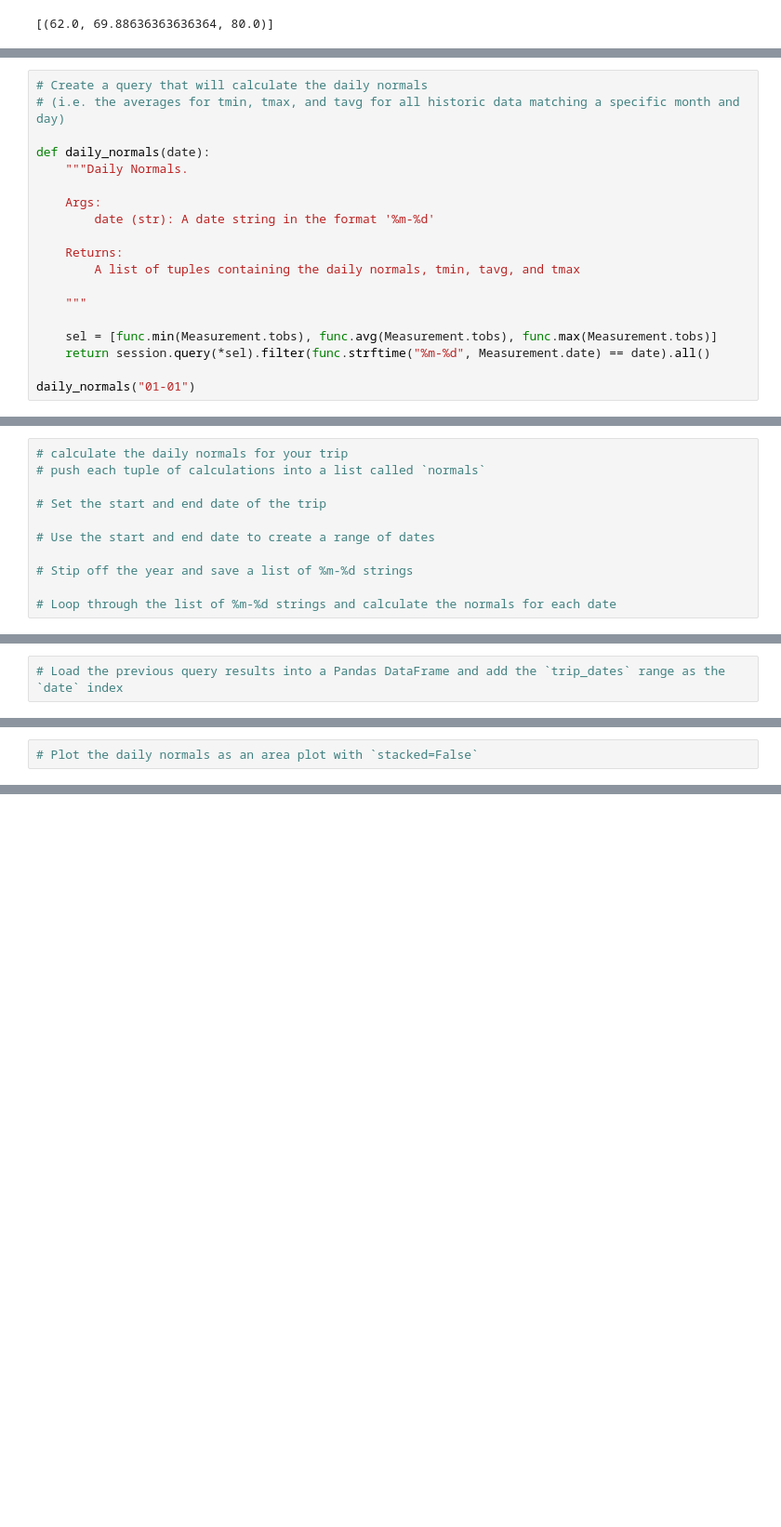
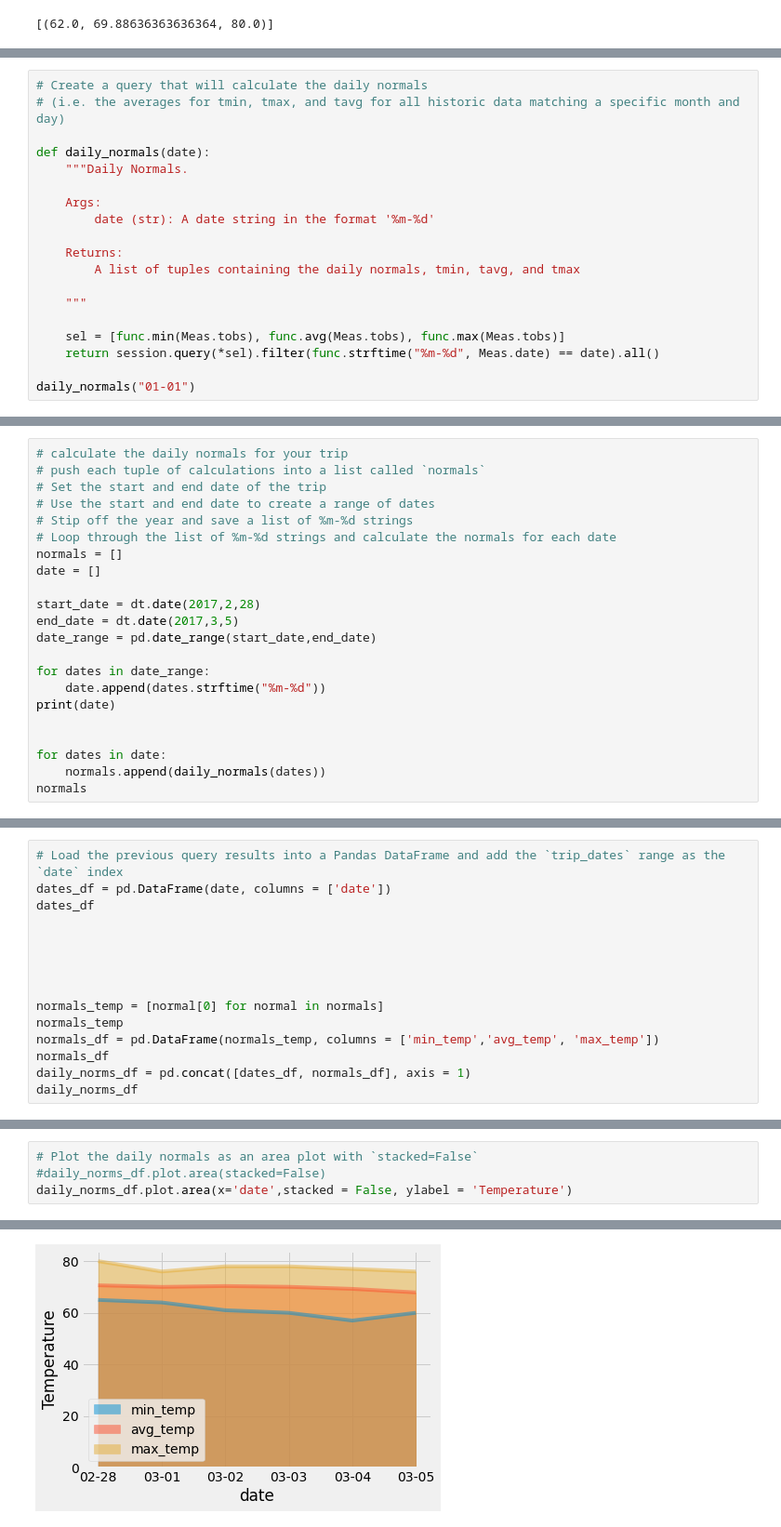
Before and after one commit to mltolman/sqlalchemy-challenge, a Jupyter notebook: Instructions/climate_starter.ipynb, the cells around one changed output, grey strips where cells are left out. Shown at 93% size. Drawn from its saved outputs; the diff is of its cells as text; blank space fills up the shorter version.

```diff
--- a/Instructions/climate_starter.ipynb
+++ b/Instructions/climate_starter.ipynb
@@ -228,7 +258,7 @@ def daily_normals(date):
 
     """
 
-    sel = [func.min(Measurement.tobs), func.avg(Measurement.tobs), func.max(Measurement.tobs)]
-    return session.query(*sel).filter(func.strftime("%m-%d", Measurement.date) == date).all()
+    sel = [func.min(Meas.tobs), func.avg(Meas.tobs), func.max(Meas.tobs)]
+    return session.query(*sel).filter(func.strftime("%m-%d", Meas.date) == date).all()
 
 daily_normals("01-01")
@@ -235,11 +267,22 @@ daily_normals("01-01")
 # %%
 # calculate the daily normals for your trip
 # push each tuple of calculations into a list called `normals`
+# Set the start and end date of the trip
+# Use the start and end date to create a range of dates
+# Stip off the year and save a list of %m-%d strings
+# Loop through the list of %m-%d strings and calculate the normals for each date
+normals = []
+date = []
 
-# Set the start and end date of the trip
+start_date = dt.date(2017,2,28)
+end_date = dt.date(2017,3,5)
+date_range = pd.date_range(start_date,end_date)
 
-# Use the start and end date to create a range of dates
+for dates in date_range:
+    date.append(dates.strftime("%m-%d"))
+print(date)
 
-# Stip off the year and save a list of %m-%d strings
 
-# Loop through the list of %m-%d strings and calculate the normals for each date
+for dates in date:
+    normals.append(daily_normals(dates))
+normals
@@ -246,2 +297,15 @@ daily_normals("01-01")
 # %%
 # Load the previous query results into a Pandas DataFrame and add the `trip_dates` range as the `date` index
+dates_df = pd.DataFrame(date, columns = ['date'])
+dates_df
+
+
+
+
+
+normals_temp = [normal[0] for normal in normals]
+normals_temp
+normals_df = pd.DataFrame(normals_temp, columns = ['min_temp','avg_temp', 'max_temp'])
+normals_df
+daily_norms_df = pd.concat([dates_df, normals_df], axis = 1)
+daily_norms_df
@@ -248,2 +320,5 @@ daily_normals("01-01")
 # %%
 # Plot the daily normals as an area plot with `stacked=False`
+#daily_norms_df.plot.area(stacked=False)
+daily_norms_df.plot.area(x='date',stacked = False, ylabel = 'Temperature')
+# %% [output]
@@ -249,0 +326 @@ daily_normals("01-01")
+[figure, added]
```
Also changed, not shown: parts of 7 cells of this notebook.
